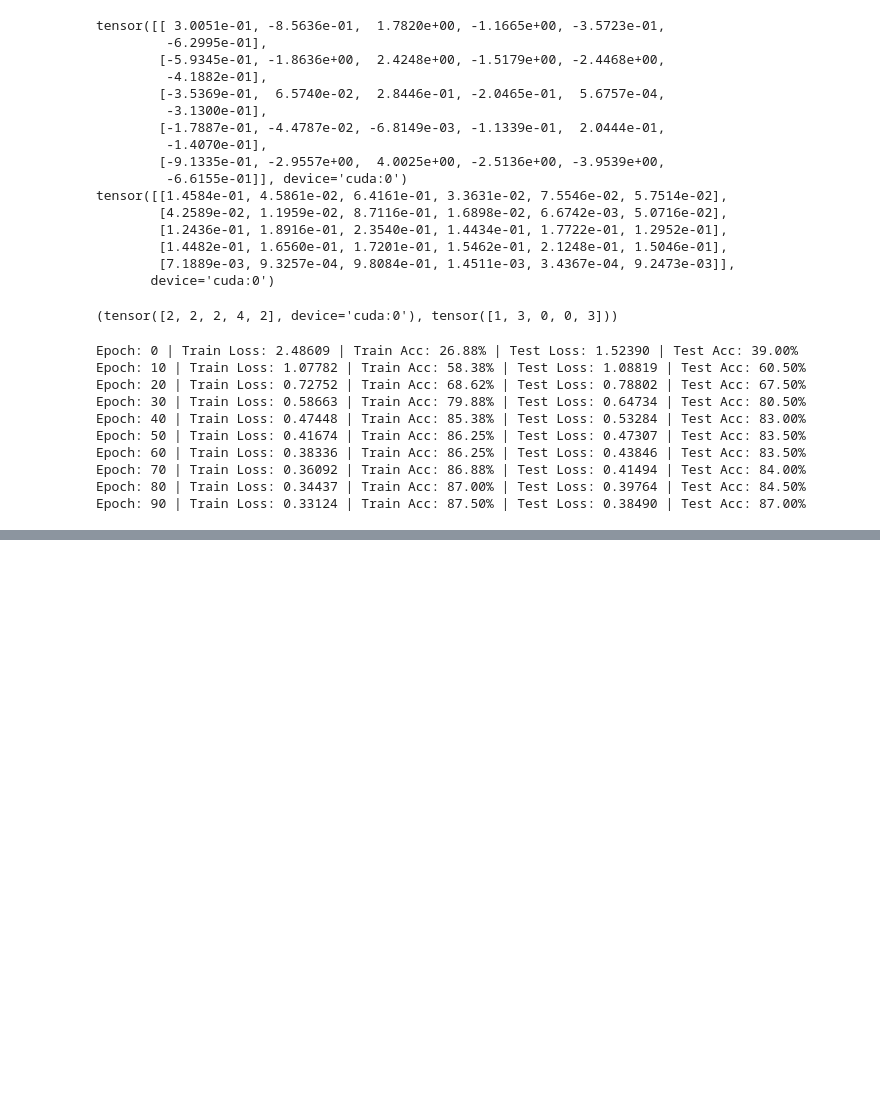
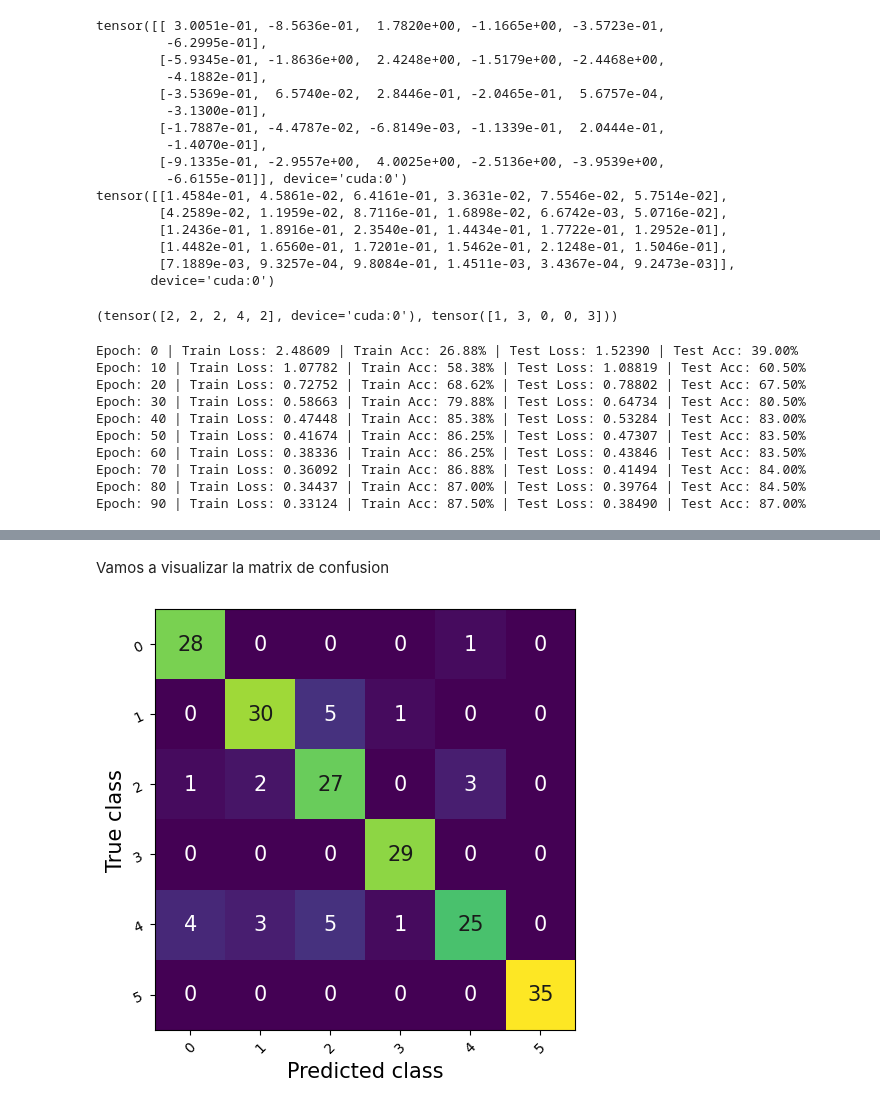
Before and after one commit to niclasDc/pytorch-course, a Jupyter notebook: PyTorch_NN_Clasificacion.ipynb, the cells around one changed output, grey strips where cells are left out. Cells and saved outputs as stored; diff of their text form; code cells hidden in the pictures; blank space fills up the shorter version.

Commit message:
Finalizado - Notebook sobre multi-class

```diff
--- a/PyTorch_NN_Clasificacion.ipynb
+++ b/PyTorch_NN_Clasificacion.ipynb
@@ -894,3 +894,11 @@ Epoch: 60 | Train Loss: 0.38336 | Train Acc: 86.25% | Test Loss: 0.43846 | Test
 Epoch: 70 | Train Loss: 0.36092 | Train Acc: 86.88% | Test Loss: 0.41494 | Test Acc: 84.00%
 Epoch: 80 | Train Loss: 0.34437 | Train Acc: 87.00% | Test Loss: 0.39764 | Test Acc: 84.50%
 Epoch: 90 | Train Loss: 0.33124 | Train Acc: 87.50% | Test Loss: 0.38490 | Test Acc: 87.00%
+# %%
+
+#* Realizamos y evaluamos predicciones del modelo
+model_blob_1.eval()
+with torch.inference_mode():
+    y_logits = model_blob_1(X_blob_test)
+
+y_logits[:10]
@@ -896,0 +917,3 @@ Epoch: 90 | Train Loss: 0.33124 | Train Acc: 87.50% | Test Loss: 0.38490 | Test
+# %%
+y_pred_probs = torch.softmax(y_logits, dim=1)
+y_pred_probs[:10]  #* 10 ejemplos de probabilidades
@@ -896,0 +959,10 @@ Epoch: 90 | Train Loss: 0.33124 | Train Acc: 87.50% | Test Loss: 0.38490 | Test
+# %% [markdown]
+Vamos a visualizar la matrix de confusion
+# %%
+from torchmetrics.classification import MulticlassConfusionMatrix
+
+metric = MulticlassConfusionMatrix(num_classes=NUM_CLASSES).to(device)
+metric(y_pred_labels, y_blob_test)
+fig_, ax_ = metric.plot()
+# %% [output]
+[figure, added]
```
Also changed, not shown: parts of 10 cells of this notebook.
